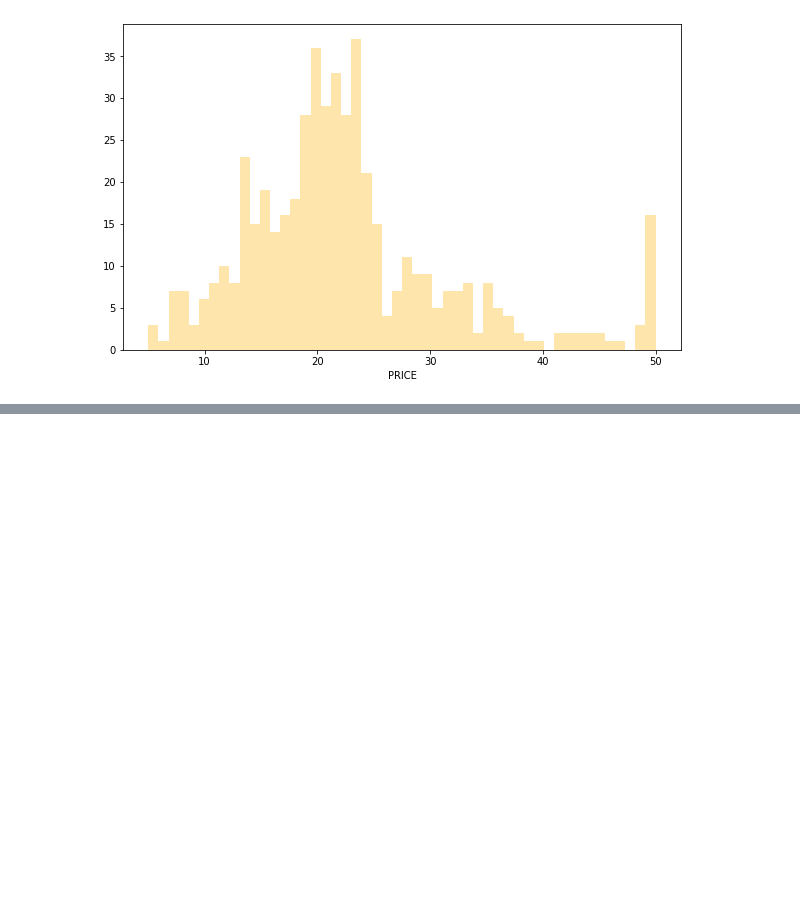
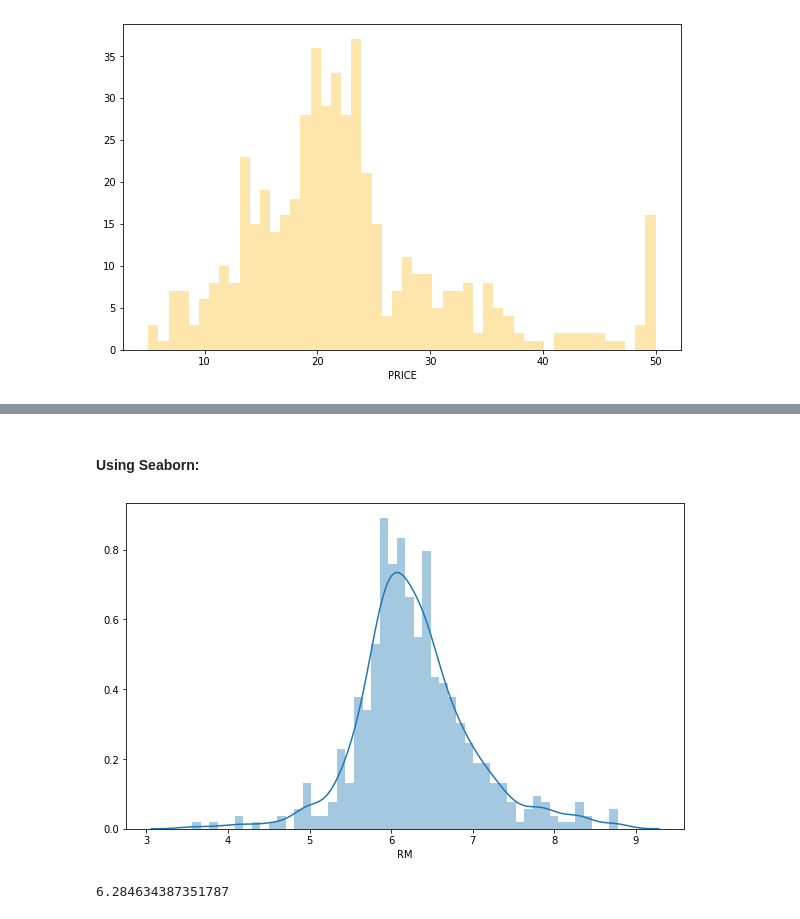
Before and after one commit to leetrent/ds-ml-bootcamp, a Jupyter notebook: 05-PredictHousePriceWithMLR/057-Seaborn.ipynb, the cells around one changed output, grey strips where cells are left out. Drawn from its saved outputs; the diff is of its cells as text; code cells hidden in the pictures; blank space fills up the shorter version.

```diff
--- a/05-PredictHousePriceWithMLR/057-Seaborn.ipynb
+++ b/05-PredictHousePriceWithMLR/057-Seaborn.ipynb
@@ -39,0 +70,12 @@ plt.show()
+# %% [markdown]
+#### Using Seaborn:
+# %%
+plt.figure(figsize=(10, 6))
+sns.distplot(data['RM'], bins=50)
+plt.show()
+# %% [output]
+[figure, added]
+# %%
+data['RM'].mean()
+# %% [output]
+6.284634387351787
```
Also changed, not shown: parts of 4 cells of this notebook.
